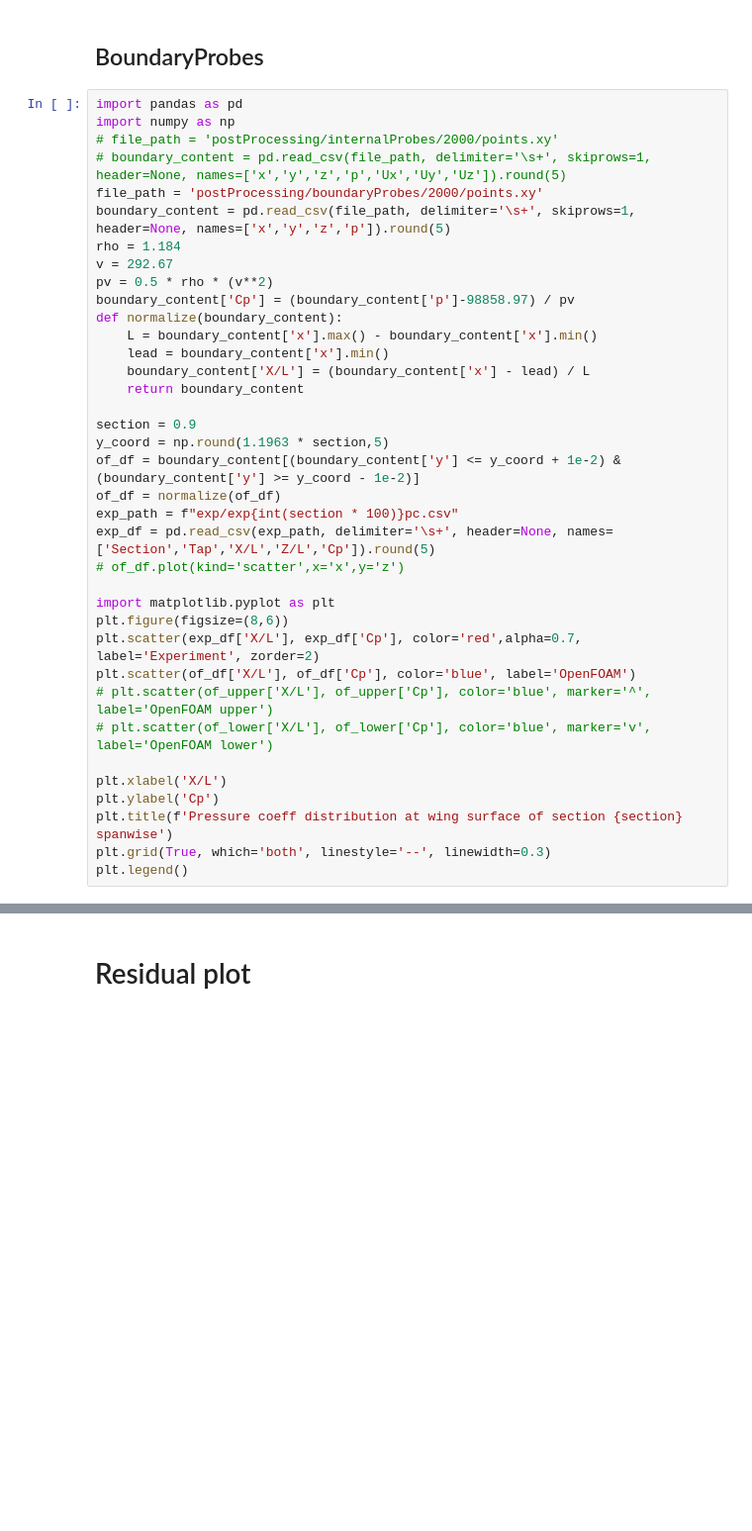
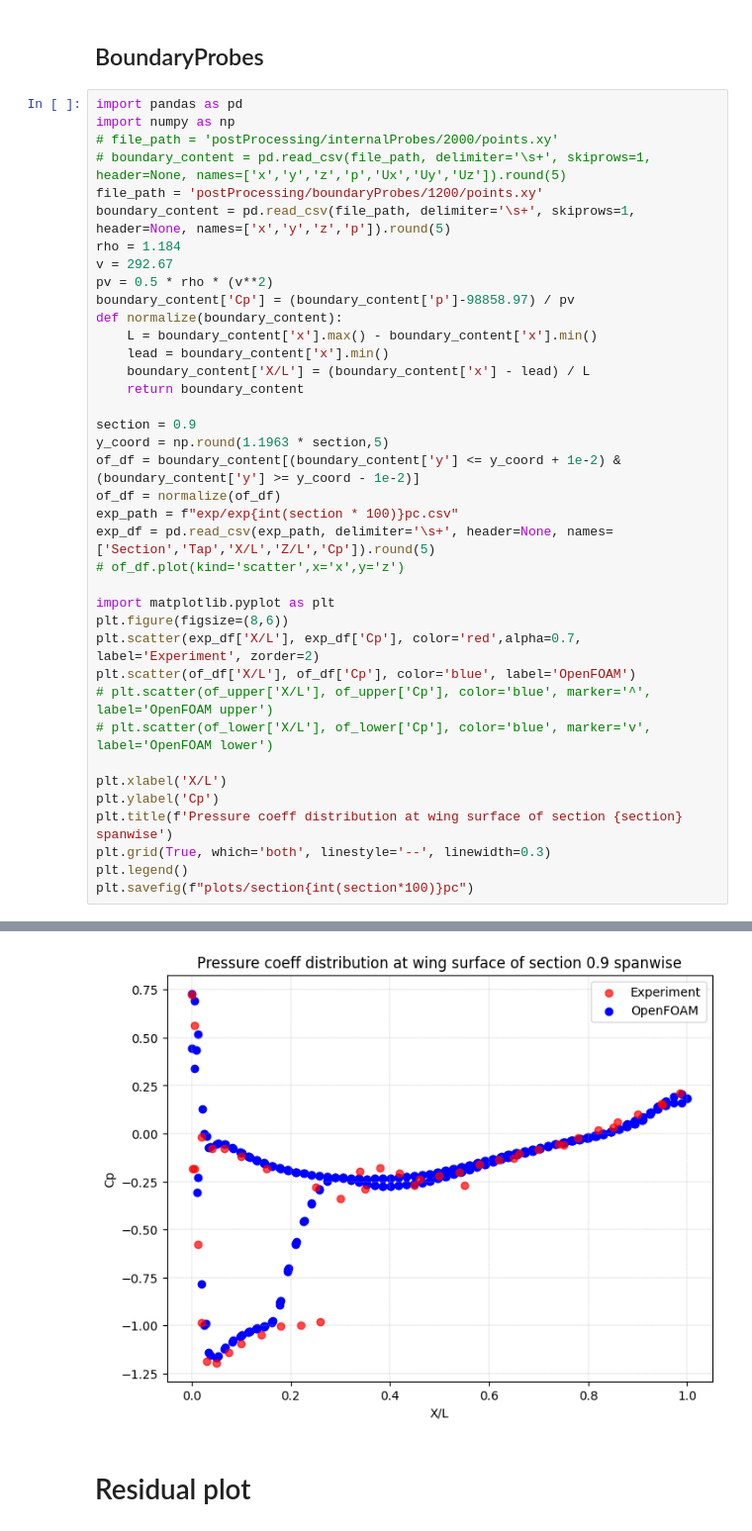
Before and after one commit to PGGO26/M6_HiSa, a Jupyter notebook: plot.ipynb, the cells around one changed output, grey strips where cells are left out. Shown at 99% size. Drawn from its saved outputs; the diff is of its cells as text; blank space fills up the shorter version.

```diff
--- a/plot.ipynb
+++ b/plot.ipynb
@@ -124,7 +91,7 @@ import pandas as pd
 import numpy as np
 # file_path = 'postProcessing/internalProbes/2000/points.xy'
 # boundary_content = pd.read_csv(file_path, delimiter='\s+', skiprows=1, header=None, names=['x','y','z','p','Ux','Uy','Uz']).round(5)
-file_path = 'postProcessing/boundaryProbes/2000/points.xy'
+file_path = 'postProcessing/boundaryProbes/1200/points.xy'
 boundary_content = pd.read_csv(file_path, delimiter='\s+', skiprows=1, header=None, names=['x','y','z','p']).round(5)
 rho = 1.184
 v = 292.67
@@ -156,3 +123,5 @@ plt.ylabel('Cp')
 plt.title(f'Pressure coeff distribution at wing surface of section {section} spanwise')
 plt.grid(True, which='both', linestyle='--', linewidth=0.3)
 plt.legend()
+plt.savefig(f"plots/section{int(section*100)}pc")
+# %% [output]
@@ -159,3 +133,4 @@ plt.legend()
+[figure, added]
 # %% [markdown]
 # Residual plot
 # %%
```
Also changed, not shown: parts of 8 cells of this notebook, 1 other file.
